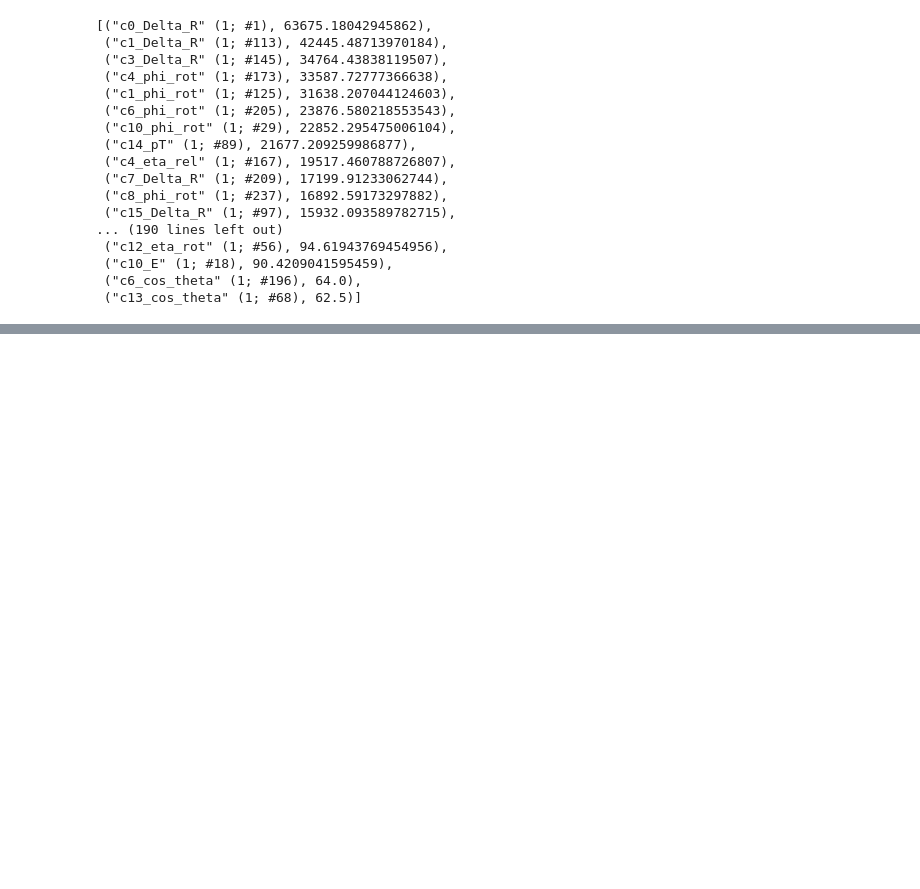
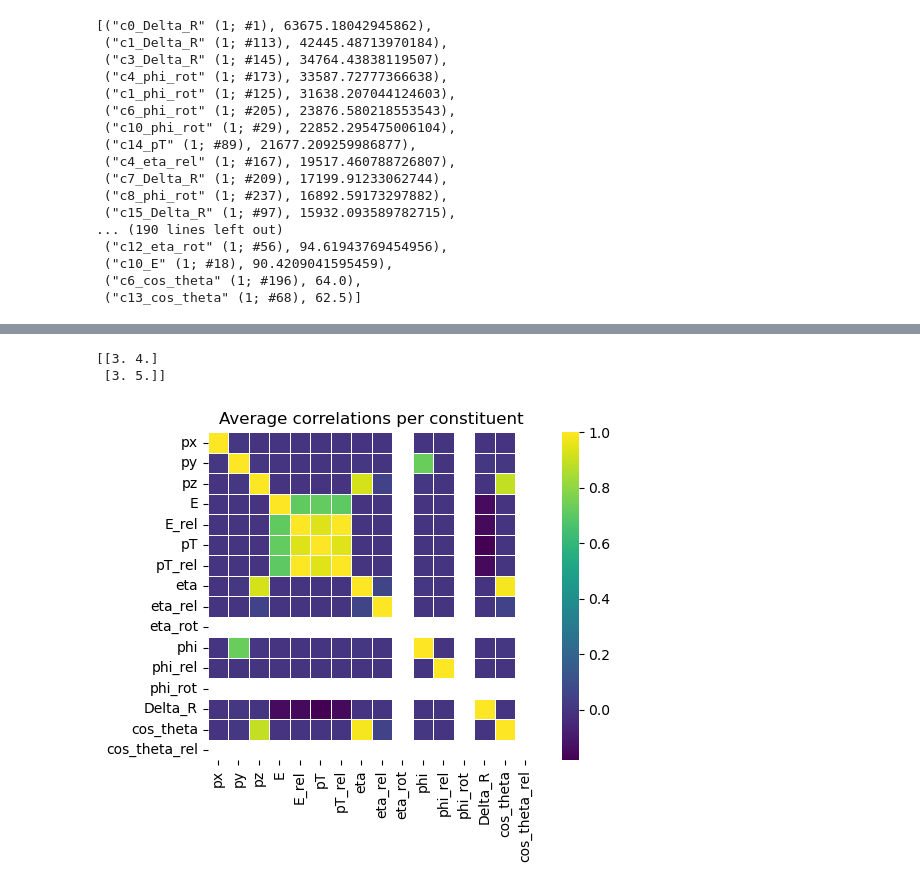
Before and after one commit to andygoliver/Masters_BDT, a Jupyter notebook: plot_feature_importance.ipynb, the cells around one changed output, grey strips where cells are left out. Cells and saved outputs as stored; diff of their text form; code cells hidden in the pictures; blank space fills up the shorter version.

Commit message:
Added correlation mean

```diff
--- a/plot_feature_importance.ipynb
+++ b/plot_feature_importance.ipynb
@@ -390,0 +441,28 @@ new_inspector.variable_importances()['SUM_SCORE']
+# %%
+print(np.mean(e, axis = 0))
+# %% [output]
+[[3. 4.]
+ [3. 5.]]
+# %%
+from prepare_data_BDT import select_feature_labels
+
+corr_mtx = train_df.corr()
+corr_mtx_per_const = np.zeros((16,16,16))
+feature_list = select_feature_labels('jedinet')
+
+for i in range(16):
+    features = [f'c{i}_{feature}' for feature in feature_list]
+    corr_mtx_per_const[i] = corr_mtx.loc[features][features].to_numpy()
+# %%
+avg_corr_mtx = np.mean(corr_mtx_per_const, axis = 0)
+# %%
+import seaborn as sns
+import matplotlib.pyplot as plt
+
+ax = sns.heatmap(avg_corr_mtx, linewidth=0.5, cmap = 'viridis', yticklabels = feature_list, xticklabels = feature_list, square = True)
+ax.set(title=f'Average correlations per constituent')
+plt.tight_layout()
+plt.savefig('Plots/Avg_correlations.pdf')
+plt.show()
+# %% [output]
+[figure, added]
```
Also changed, not shown: parts of 15 cells of this notebook, 1 other file.
